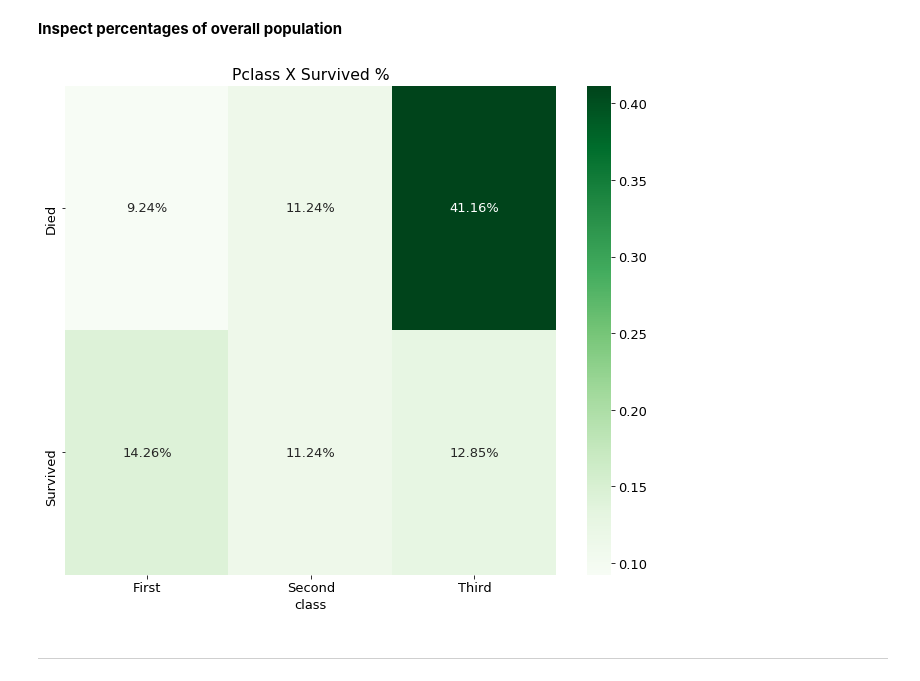
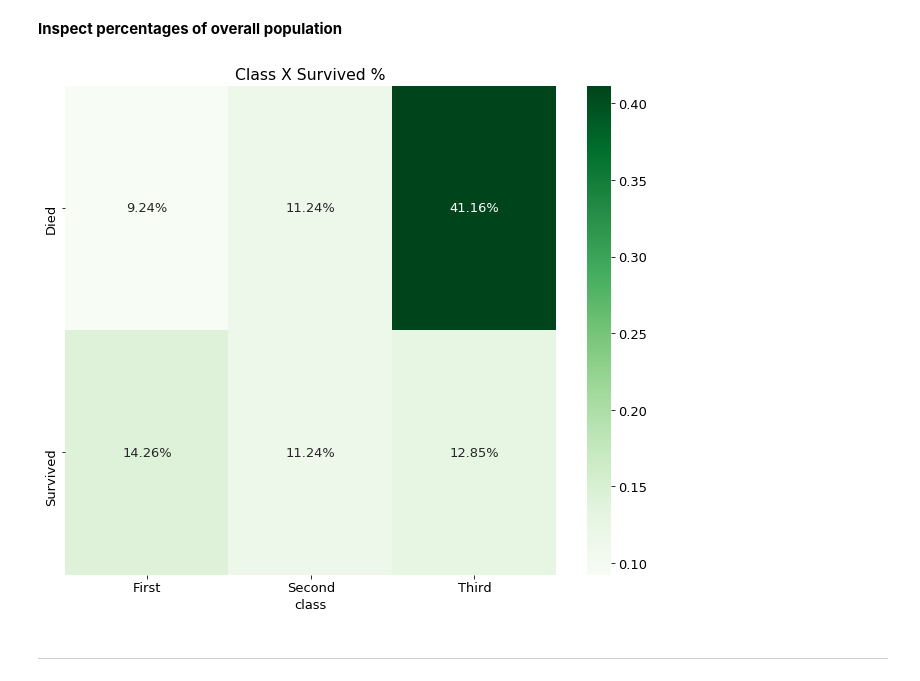
Before and after one commit to faithkane3/classification, a Jupyter notebook: classification_review.ipynb, the cells around one changed output. Saved outputs shown, nothing was run; the diff lists cells and outputs as text; code cells hidden in the pictures.

```diff
--- a/classification_review.ipynb
+++ b/classification_review.ipynb
@@ -858,21 +858,21 @@ plt.show()
 # %%
 # Create crosstab with values as percentages of overall population
 ctab = pd.crosstab(train.survived, train['class'], normalize=True)
 
 # Use crosstab object in a heatmap to visualize values.
 sns.heatmap(ctab, annot=True, cmap='Greens', fmt='.2%')
 
-plt.title('Pclass X Survived %')
+plt.title('Class X Survived %')
 plt.ylabel('')
 
 # Change labels for y-tick marks.
 locs, labels = plt.yticks()
 plt.yticks(locs, ('Died', 'Survived'))
 
 
 plt.show()
 # %% [output]
-[figure, old version]
+[figure, new version]
 # %% [markdown]
 ___
 # %% [markdown]
```
Also changed, not shown: parts of 29 cells of this notebook.
